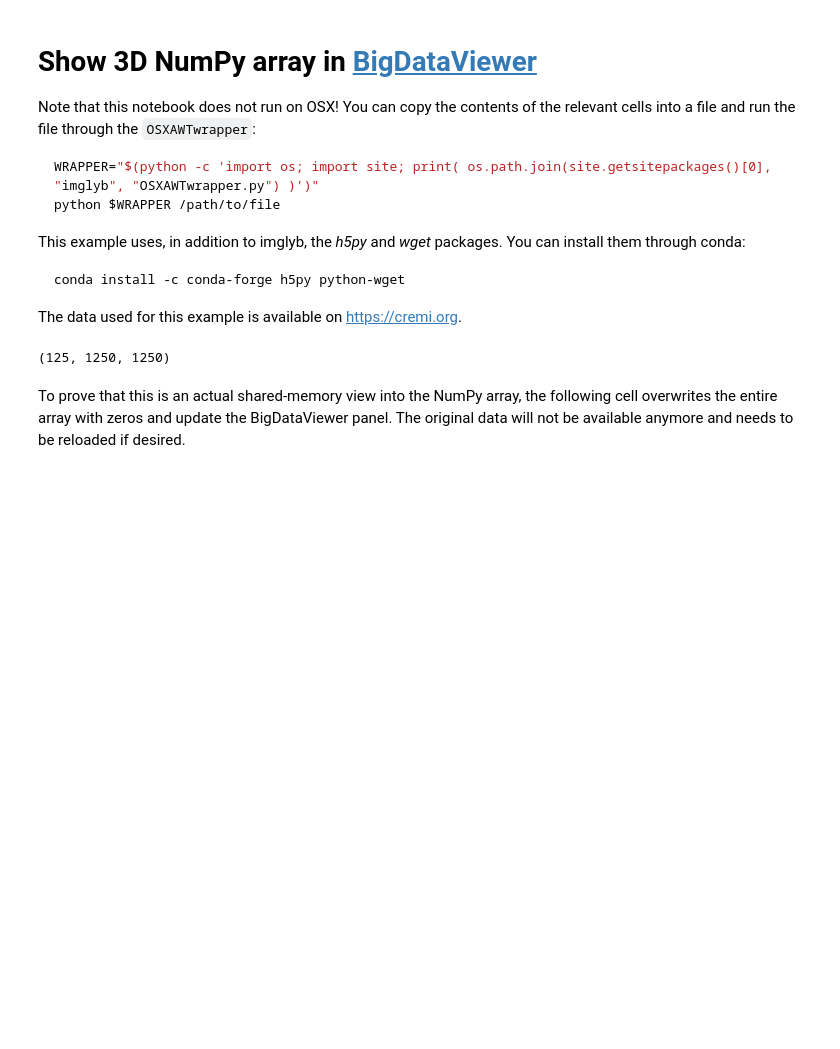
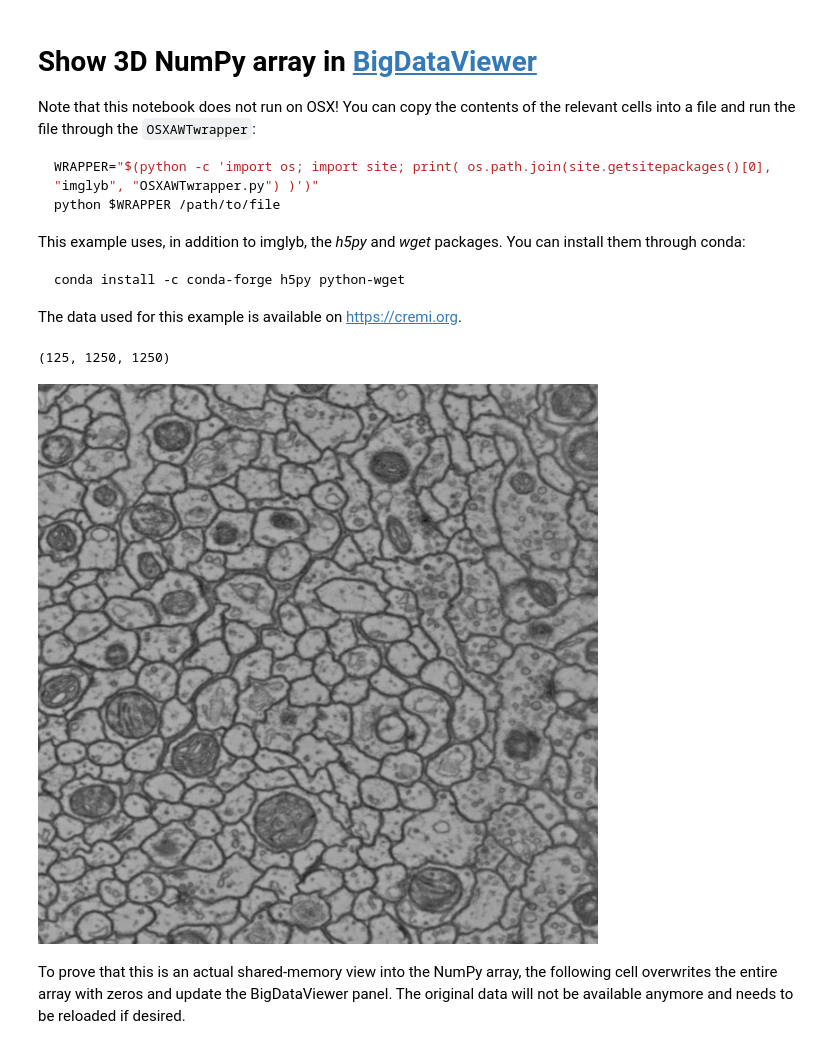
Before and after one commit to imglib/imglyb-learnathon, a Jupyter notebook: notebooks/bdv/show-numpy-array-in-bdv.ipynb, the cells around one changed output. Drawn from its saved outputs; the diff is of its cells as text; code cells hidden in the pictures; blank space fills up the shorter version.

```diff
--- a/notebooks/bdv/show-numpy-array-in-bdv.ipynb
+++ b/notebooks/bdv/show-numpy-array-in-bdv.ipynb
@@ -38,6 +39,10 @@ img  = imglyb.to_imglib(data)
 data.shape
 # %% [output]
 (125, 1250, 1250)
+# %%
+PIL.Image.fromarray(data[data.shape[0]//2, ...])
+# %% [output]
+[figure, added]
 # %%
 bdv = imglyb.util.BdvFunctions.show(img, name)
 # %% [markdown]
```
Also changed, not shown: parts of 1 cell of this notebook.
